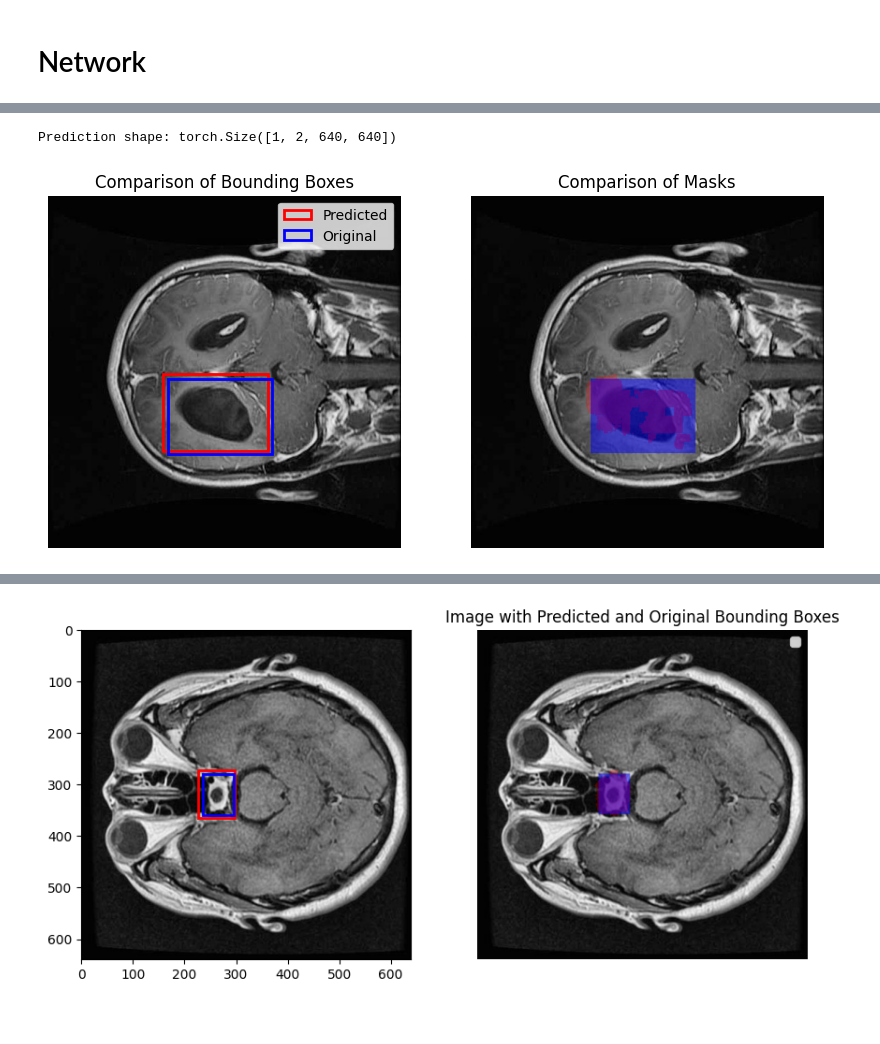
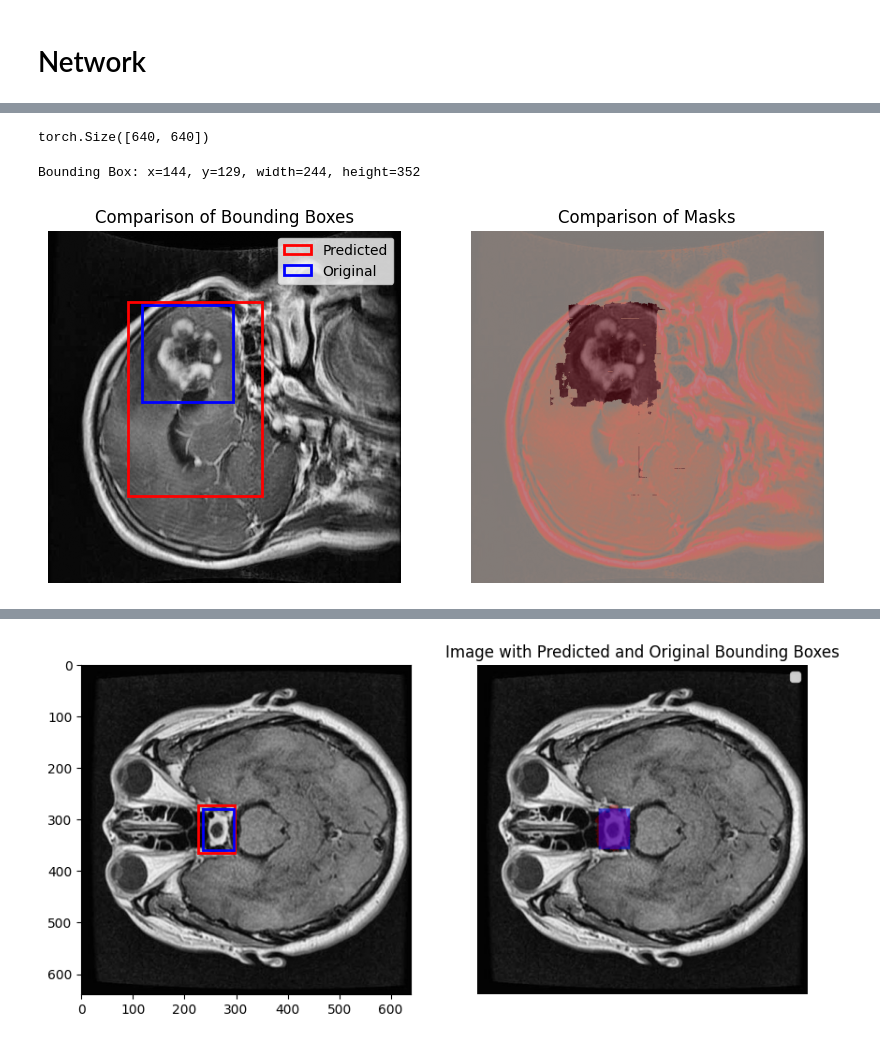
Before and after one commit to HumbertoPotes/BrainTumorDetection, a Jupyter notebook: data_loading.ipynb, the cells around one changed output, grey strips where cells are left out. Drawn from its saved outputs; the diff is of its cells as text; code cells hidden in the pictures.

Commit message:
making BCElogits work, still needs improvement on visualization of results and incorporating pred in models

```diff
--- a/data_loading.ipynb
+++ b/data_loading.ipynb
@@ -138,7 +138,7 @@ plt.show()
 # Network
 # %%
 from model import ConvTumorDetector
-net = ConvTumorDetector()
+net = ConvTumorDetector(in_channels=1, num_classes=1)
 print(net)
 # %% [output]
 ConvTumorDetector(
@@ -161,16 +221,6 @@ ConvTumorDetector(
 # %%
-from torch.utils.data import DataLoader
-dataset = load_dataset("dwb2023/brain-tumor-image-dataset-semantic-segmentation")
-
-# load the training dataset
-train_dataset = BrainTumorDataset(dataset['train'])
-train_loader = DataLoader(train_dataset, batch_size=1, shuffle=True)
-
-for first_image, first_mask in train_loader:
-    break
-
 # Load the latest model
-model_path = "logs/model_epoch_29.pth"
+model_path = "logs/model_epoch_49.pth"
 net.load_state_dict(torch.load(model_path))
 net.eval()  # Set the model to evaluation mode
 
@@ -180,45 +230,60 @@ with torch.no_grad():
 
 # Prepare data for visualization
 predicted_masks = prediction.argmax(dim=1).squeeze().cpu().numpy()
-image_np = first_image.squeeze().permute(1, 2, 0).cpu().numpy()
+image_np = first_image.squeeze().cpu().numpy()
 ground_truth_masks = first_mask.squeeze().cpu().numpy()
-# %% [output]
-Prediction shape: torch.Size([1, 2, 640, 640])
+# %%
+probabilities = torch.sigmoid(prediction)
+predicted_labels = (probabilities >= 0.5).float()
+predicted_labels.squeeze(0)
+# %% [output]
+torch.Size([640, 640])
+# %%
+# Convert the predicted labels to a binary mask
+binary_mask = (predicted_labels.squeeze(0).cpu().numpy() > 0).astype(np.uint8)
+
+# Find the bounding box using OpenCV
+x, y, w, h = cv2.boundingRect(binary_mask)
+
+# Display the bounding box coordinates
+print(f"Bounding Box: x={x}, y={y}, width={w}, height={h}")
+# %% [output]
+Bounding Box: x=144, y=129, width=244, height=352
 # %%
 ### Plot the image with both bounding boxes
 fig, axs = plt.subplots(1, 2, figsize=(10, 10))
-axs[0].imshow(image_np)
+axs[0].imshow(image_np, cmap='gray')
 
 # Plot the predicted bounding box
 # Convert the predicted mask to a binary mask
-pred_binary_mask = (predicted_masks > 0).astype(np.uint8)
+pred_binary_mask = (predicted_labels.squeeze(0).cpu().numpy() > 0).astype(np.uint8)
 # Find the bounding box using OpenCV
 x, y, w, h = cv2.boundingRect(pred_binary_mask)
 pred_rect = patches.Rectangle((x, y), w, h, linewidth=2, edgecolor='r', facecolor='none', label='Predicted')
 axs[0].add_patch(pred_rect)
 
 # Repeat process for the original mask
 og_binary_mask = (ground_truth_masks > 0).astype(np.uint8)
 orig_x, orig_y, orig_w, orig_h = cv2.boundingRect(og_binary_mask)
 orig_rect = patches.Rectangle((orig_x, orig_y), orig_w, orig_h, linewidth=2, edgecolor='b', facecolor='none', label='Original')
 axs[0].add_patch(orig_rect)
 axs[0].legend()
 axs[0].set_title("Comparison of Bounding Boxes")
 axs[0].set_axis_off()
 
 ### Visualize the mask instead of the bounding box
-axs[1].imshow(image_np)
+axs[1].imshow(image_np, cmap='gray')
 # Overlay the predicted mask on the image
 overlay = image_np.copy()
-overlay[predicted_masks > 0] = [1, 0, 0]   #
-axs[1].imshow(overlay, alpha=0.5, label="Predicted Mask")  # Add transparency to the overlay
+overlay[predicted_labels.squeeze(0).cpu().numpy() > 0] = 1   #
+axs[1].imshow(overlay, alpha=0.5, cmap="Reds", label="Predicted Mask")  # Add transparency to the overlay
 # original mask
 overlay = image_np.copy()
-overlay[ground_truth_masks > 0] = [0, 0, 1]
-axs[1].imshow(overlay, alpha=0.5, label="Original Mask")  # Add transparency to the overlay
+#overlay[ground_truth_masks > 0] = 1
+#axs[1].imshow(overlay, alpha=0.5, cmap="Blues", label="Original Mask")  # Add transparency to the overlay
 
 axs[1].set_title("Comparison of Masks")
 plt.axis('off')
 plt.show()
 # %% [output]
-[figure, old version]
+[figure, new version]
```
Also changed, not shown: parts of 8 cells of this notebook, 3 other files.
